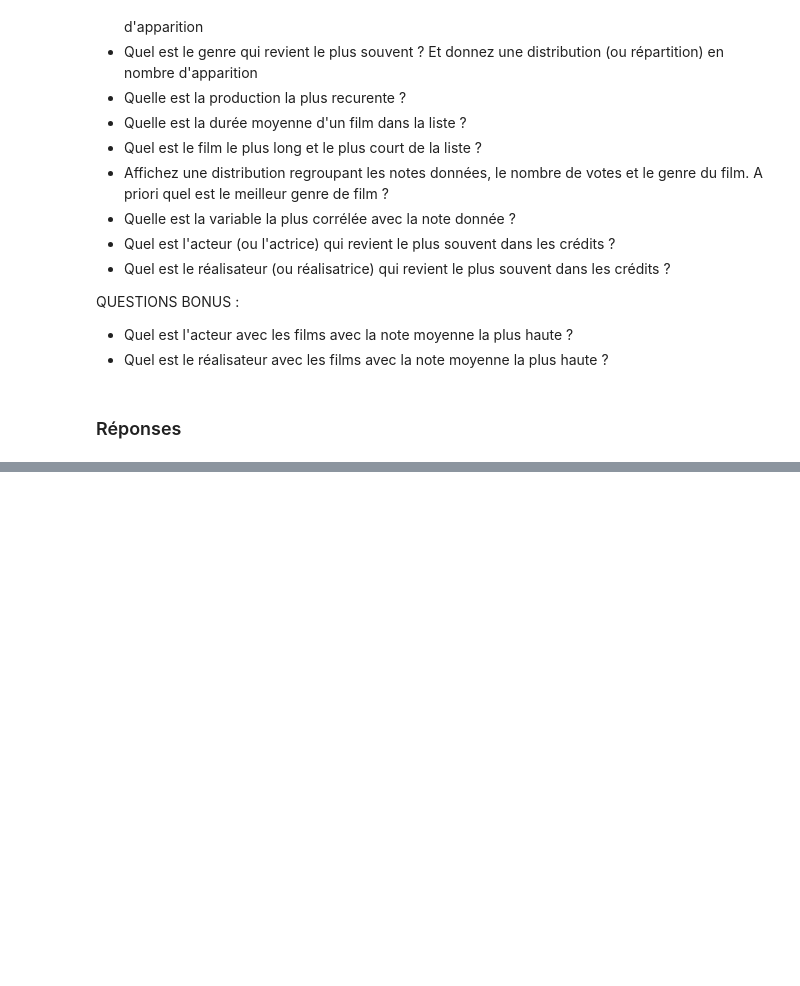
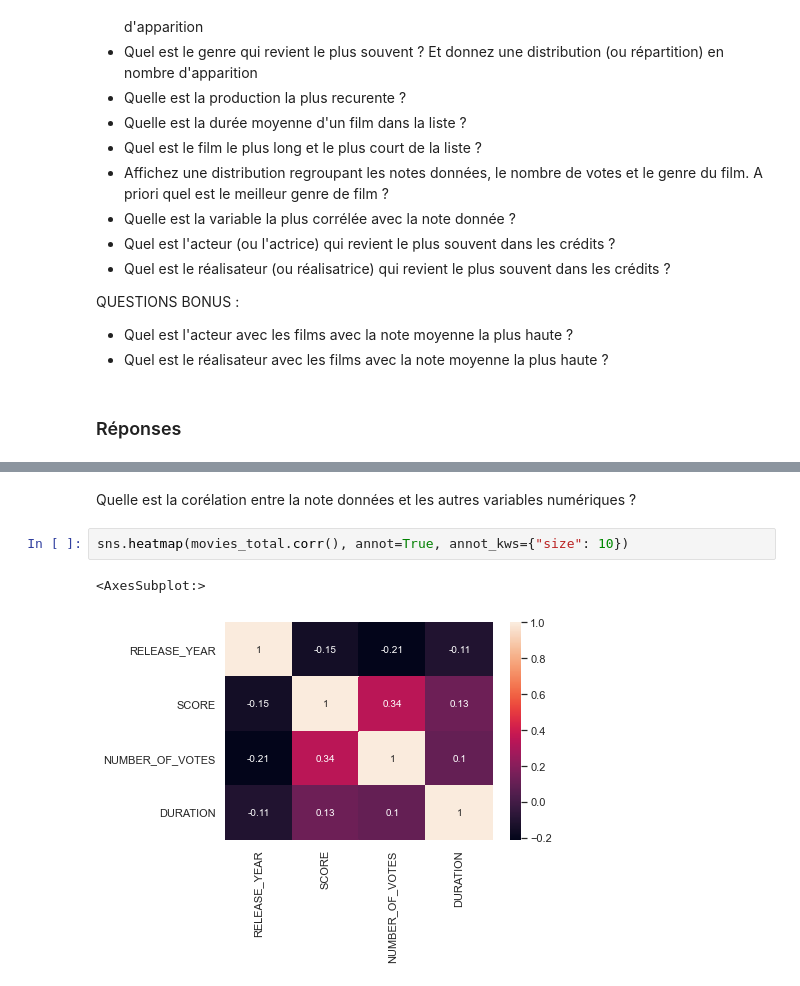
Before and after one commit to MohamedNennouche/Computer-Vision-with-Python, a Jupyter notebook: Projets complementaires/Seance2/study.ipynb, the cells around one changed output, grey strips where cells are left out. Cells and saved outputs as stored; diff of their text form; blank space fills up the shorter version.

```diff
--- a/Projets complementaires/Seance2/study.ipynb
+++ b/Projets complementaires/Seance2/study.ipynb
@@ -488,0 +624,7 @@ QUESTIONS BONUS :
+# %% [markdown]
+Quelle est la corélation entre la note données et les autres variables numériques ?
+# %%
+sns.heatmap(movies_total.corr(), annot=True, annot_kws={"size": 10})
+# %% [output]
+<AxesSubplot:>
+[figure, added]
```
Also changed, not shown: parts of 34 cells of this notebook.
